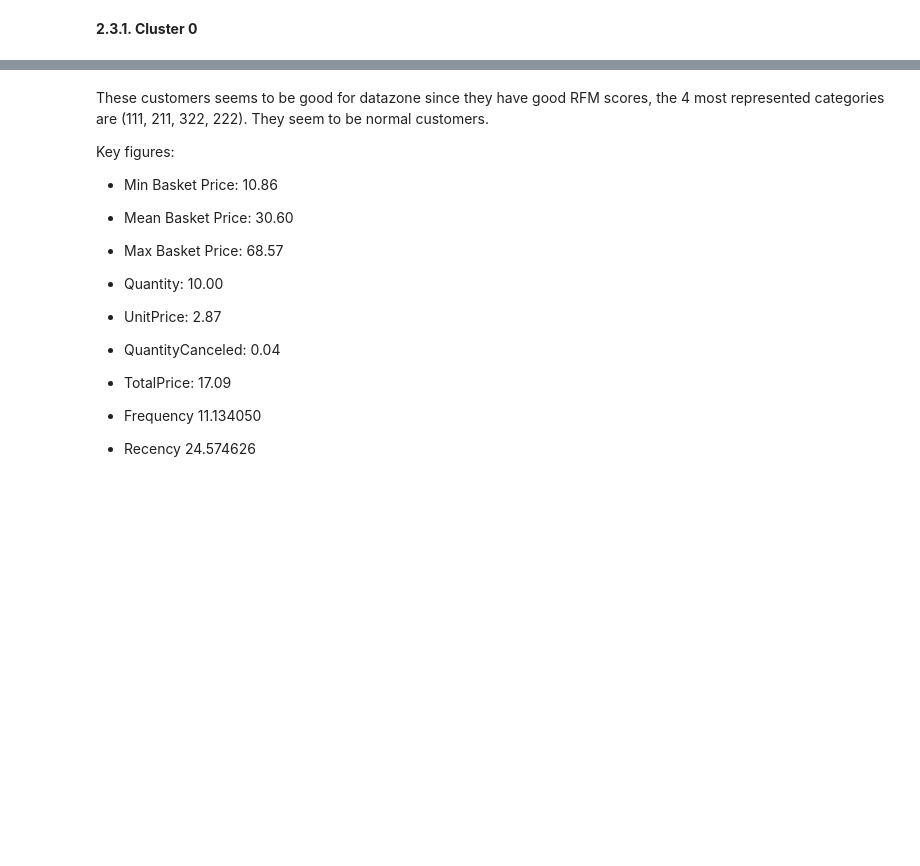
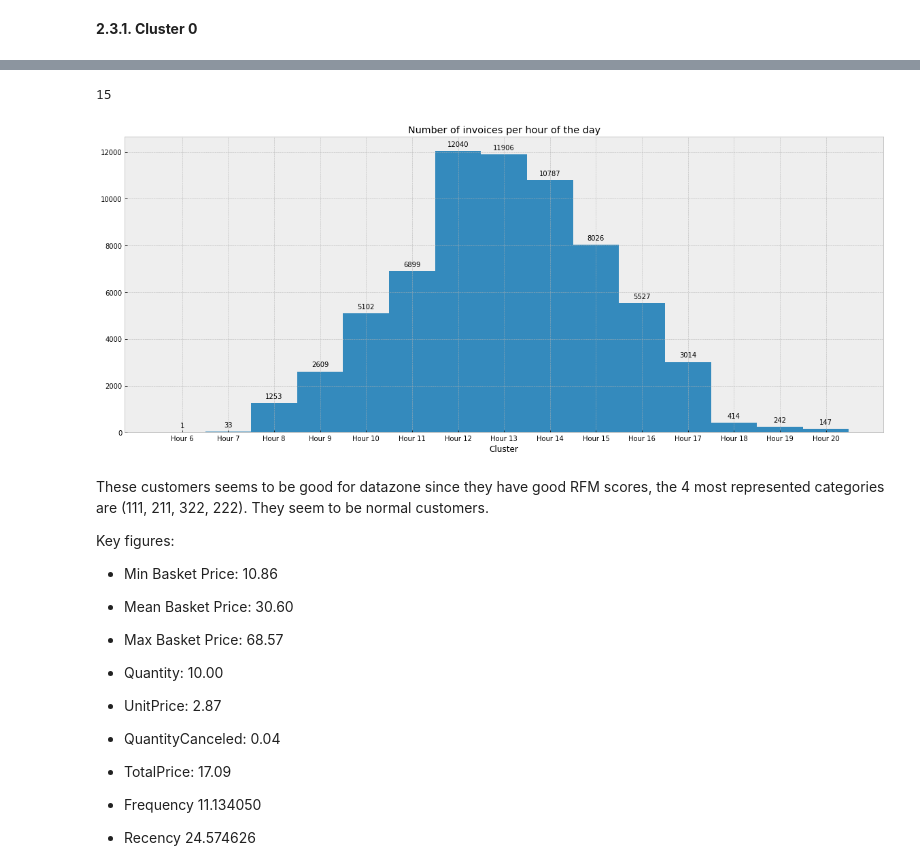
Before and after one commit to dariuspetrov/E-Commerce, a Jupyter notebook: customer segmentation cluster.ipynb, the cells around one changed output, grey strips where cells are left out. Cells and saved outputs as stored; diff of their text form; code cells hidden in the pictures; blank space fills up the shorter version.

Commit message:
fix errors
fixed some deprecated functions and plotting errors

```diff
--- a/customer segmentation cluster.ipynb
+++ b/customer segmentation cluster.ipynb
@@ -667,8 +887,8 @@ df2_grouped_final.head(5)
 # %% [markdown]
 **2.3 Clustering customers**
 # %%
-X1 = df_grouped_final.values()
-X2 = df2_grouped_final.values()
+X1 = df_grouped_final.values
+X2 = df2_grouped_final.values
 
 scaler = StandardScaler()
 X1 = scaler.fit_transform(X1)
@@ -839,27 +1195,31 @@ for rect in patches:
 # %%
 cluster0['Hour'].nunique()
+# %% [output]
+15
 # %%
 plt.figure(figsize = (20,8))
-n, bins, patches = plt.hist(cluster0['Hour'], bins=14)
+n, bins, patches = plt.hist(cluster0['Hour'], bins=15)
 plt.xlabel("Cluster")
 plt.title("Number of invoices per hour of the day")
 plt.xticks([rect.get_x()+ rect.get_width() / 2 for rect in patches], ["Hour {}".format(x) for x in (sorted(cluster0['Hour'].unique()))])
 
 for rect in patches:
     y_value = rect.get_height()
     x_value = rect.get_x() + rect.get_width() / 2
 
     space = 5
     va = 'bottom'
     label = str(int(y_value))
 
     plt.annotate(
         label,
         (x_value, y_value),
         xytext=(0, space),
         textcoords="offset points",
         ha='center',
         va=va)
+# %% [output]
+[figure, added]
 # %% [markdown]
 These customers seems to be good for datazone since they have good RFM scores, the 4 most represented categories are (111, 211, 322, 222). They seem to be normal customers.
 
```
Also changed, not shown: parts of 50 cells of this notebook.
